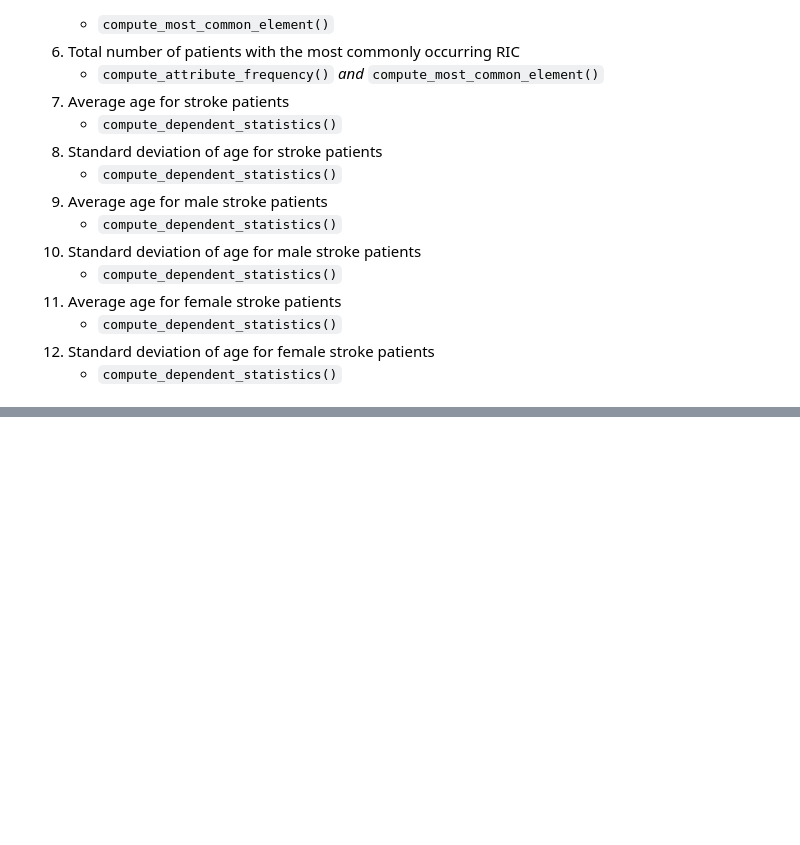
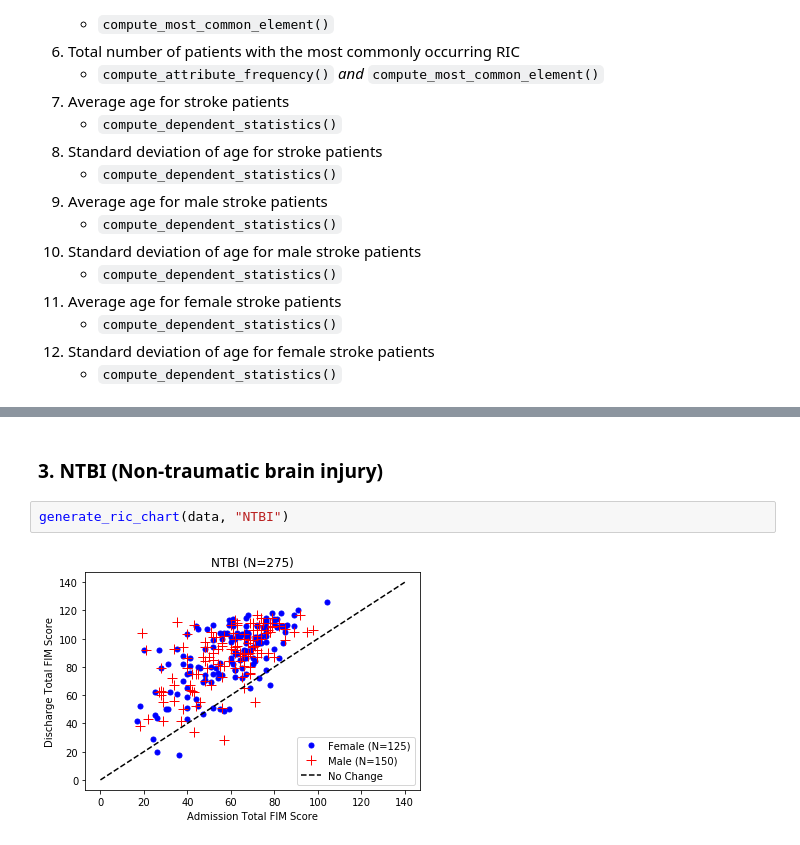
Before and after one commit to AItalo/Data_Mining_PA3, a Jupyter notebook: PA3.ipynb, the cells around one changed output, grey strips where cells are left out. Saved outputs shown, nothing was run; the diff lists cells and outputs as text; blank space fills up the shorter version.

```diff
--- a/PA3.ipynb
+++ b/PA3.ipynb
@@ -329,0 +371,6 @@ statistics
+# %% [markdown]
+### 3. NTBI (Non-traumatic brain injury)
+# %%
+generate_ric_chart(data, "NTBI")
+# %% [output]
+[figure, added]
```
Also changed, not shown: parts of 11 cells of this notebook.
